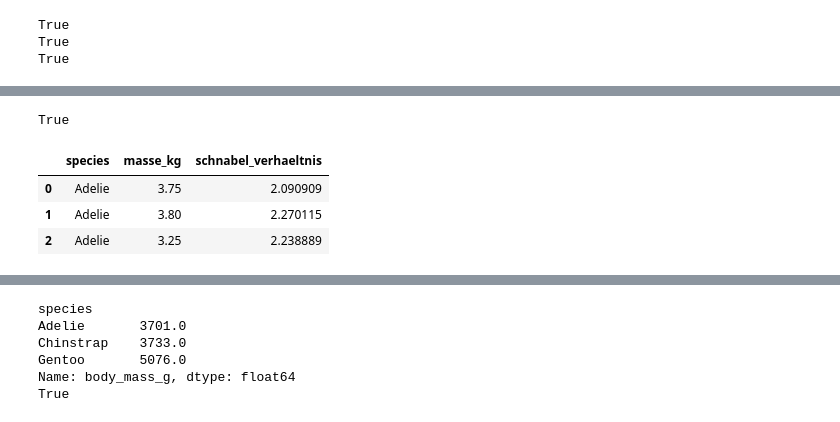
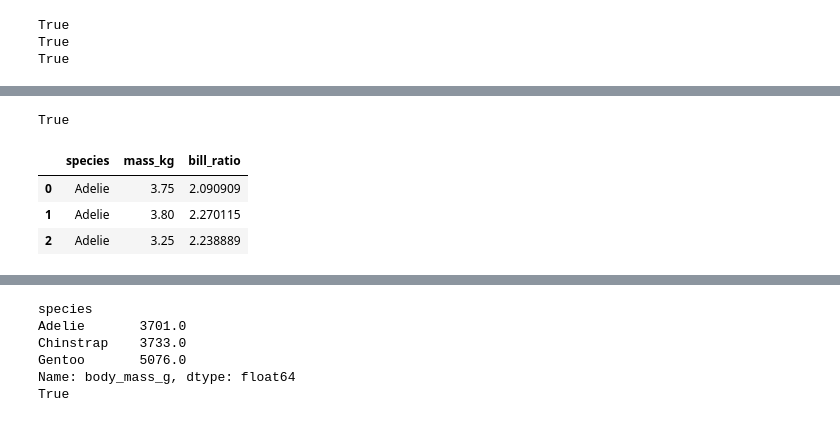
Before and after one commit to TimonLudwig1/Practice-Lab, a Jupyter notebook: xtAI_Learn-Repository/modules/02-data-science-1/projects/01-basic/solution/solution.ipynb, the cells around one changed output, grey strips where cells are left out. Cells and saved outputs as stored; diff of their text form; code cells hidden in the pictures.

```diff
--- a/xtAI_Learn-Repository/modules/02-data-science-1/projects/01-basic/solution/solution.ipynb
+++ b/xtAI_Learn-Repository/modules/02-data-science-1/projects/01-basic/solution/solution.ipynb
@@ -125,13 +122,13 @@ Kein `for` ueber Zeilen — ganze Spalten auf einmal (Skript 1.5).
 # %%
-df["masse_kg"] = df["body_mass_g"] / 1000
-df["schnabel_verhaeltnis"] = df["bill_length_mm"] / df["bill_depth_mm"]
+df["mass_kg"] = df["body_mass_g"] / 1000
+df["bill_ratio"] = df["bill_length_mm"] / df["bill_depth_mm"]
 
-# Mini-Check:
-print(round(float(df["masse_kg"].max()), 2) == 6.3)
-df[["species", "masse_kg", "schnabel_verhaeltnis"]].head(3)
+# Mini check:
+print(round(float(df["mass_kg"].max()), 2) == 6.3)
+df[["species", "mass_kg", "bill_ratio"]].head(3)
 # %% [output]
 True
-|  | species | masse_kg | schnabel_verhaeltnis |
+|  | species | mass_kg | bill_ratio |
 | 0 | Adelie | 3.75 | 2.090909 |
 | 1 | Adelie | 3.80 | 2.270115 |
 | 2 | Adelie | 3.25 | 2.238889 |
```
Also changed, not shown: parts of 31 cells of this notebook, 2 other files.
